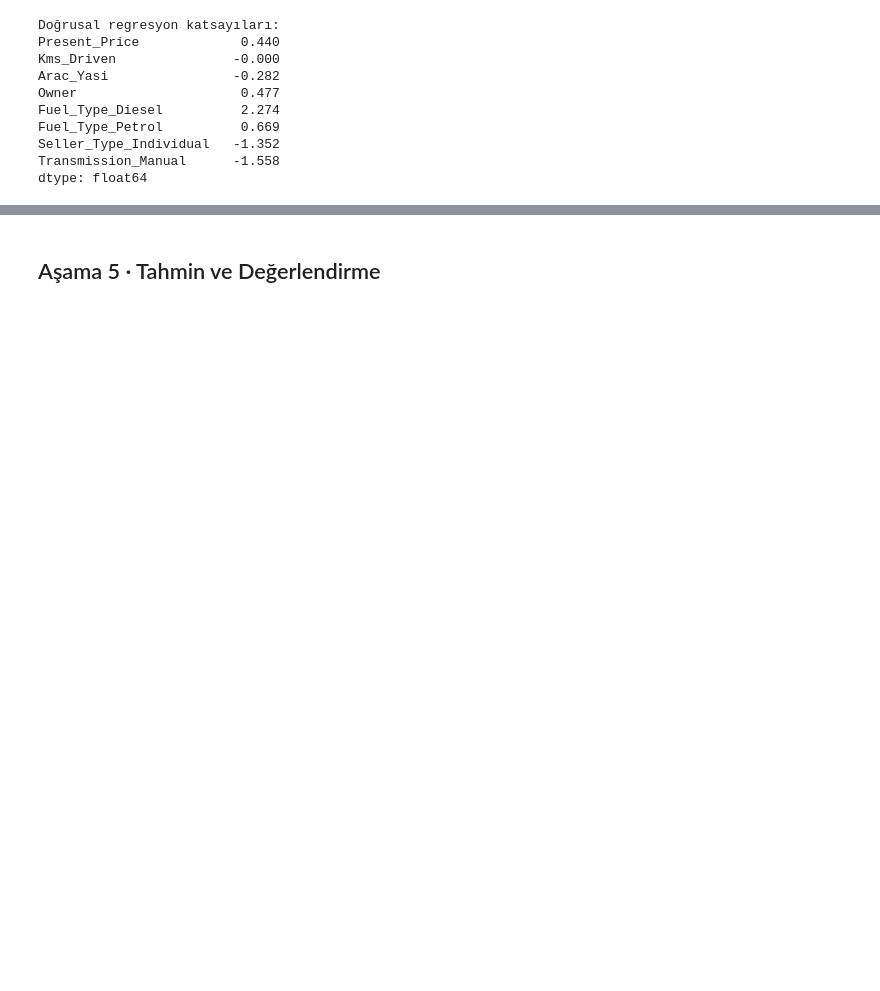
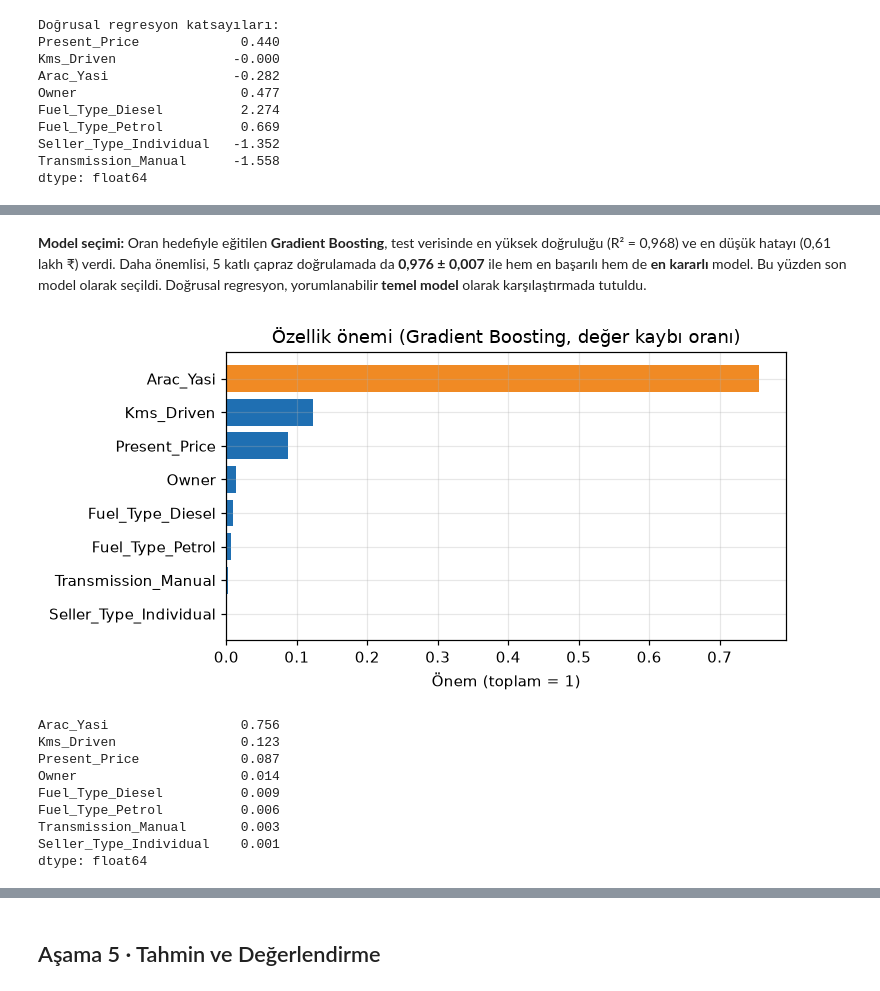
Before and after one commit to mirhanserim/yapay-zeka-portfolyo, a Jupyter notebook: 1_Python_Arac_Fiyat/Arac_Fiyat_Tahmini.ipynb, the cells around one changed output, grey strips where cells are left out. Drawn from its saved outputs; the diff is of its cells as text; code cells hidden in the pictures; blank space fills up the shorter version.

```diff
--- a/1_Python_Arac_Fiyat/Arac_Fiyat_Tahmini.ipynb
+++ b/1_Python_Arac_Fiyat/Arac_Fiyat_Tahmini.ipynb
@@ -229,0 +310,28 @@ görmek için **derinliği 5 ile sınırlı bir Karar Ağacı** da karşılaşt
+# %% [markdown]
+**Model seçimi:** Oran hedefiyle eğitilen **Gradient Boosting**, test verisinde en yüksek doğruluğu (R² = 0,968) ve en düşük hatayı
+(0,61 lakh ₹) verdi. Daha önemlisi, 5 katlı çapraz doğrulamada da **0,976 ± 0,007** ile hem en başarılı hem de **en kararlı** model.
+Bu yüzden son model olarak seçildi. Doğrusal regresyon, yorumlanabilir **temel model** olarak karşılaştırmada tutuldu.
+# %%
+model = modeller_oran["Gradient Boosting"]   # son model
+
+def fiyat_tahmini(tablo):
+    """Model değer kaybı oranını tahmin eder, sıfır fiyatıyla çarpılarak fiyata çevrilir."""
+    return model.predict(tablo) * tablo["Present_Price"].to_numpy()
+
+onem = pd.Series(model.feature_importances_, index=X.columns).sort_values()
+fig, ax = plt.subplots(figsize=(7, 3.6))
+ax.barh(onem.index, onem.values, color=["#f08a24" if v == onem.max() else "#1f6fb2" for v in onem.values])
+ax.set_title("Özellik önemi (Gradient Boosting, değer kaybı oranı)"); ax.set_xlabel("Önem (toplam = 1)")
+plt.tight_layout(); plt.savefig("grafik_onem.png", dpi=160, bbox_inches="tight"); plt.show()
+print(onem.sort_values(ascending=False).round(3))
+# %% [output]
+[figure, added]
+Arac_Yasi                 0.756
+Kms_Driven                0.123
+Present_Price             0.087
+Owner                     0.014
+Fuel_Type_Diesel          0.009
+Fuel_Type_Petrol          0.006
+Transmission_Manual       0.003
+Seller_Type_Individual    0.001
+dtype: float64
```
Also changed, not shown: parts of 23 cells of this notebook, 4 other files.
